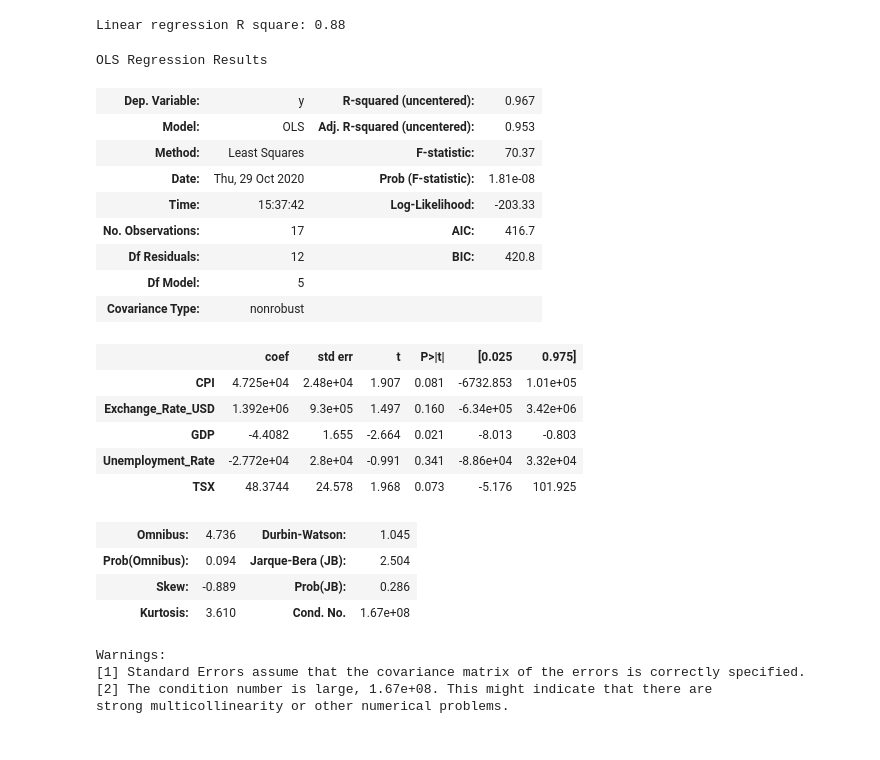
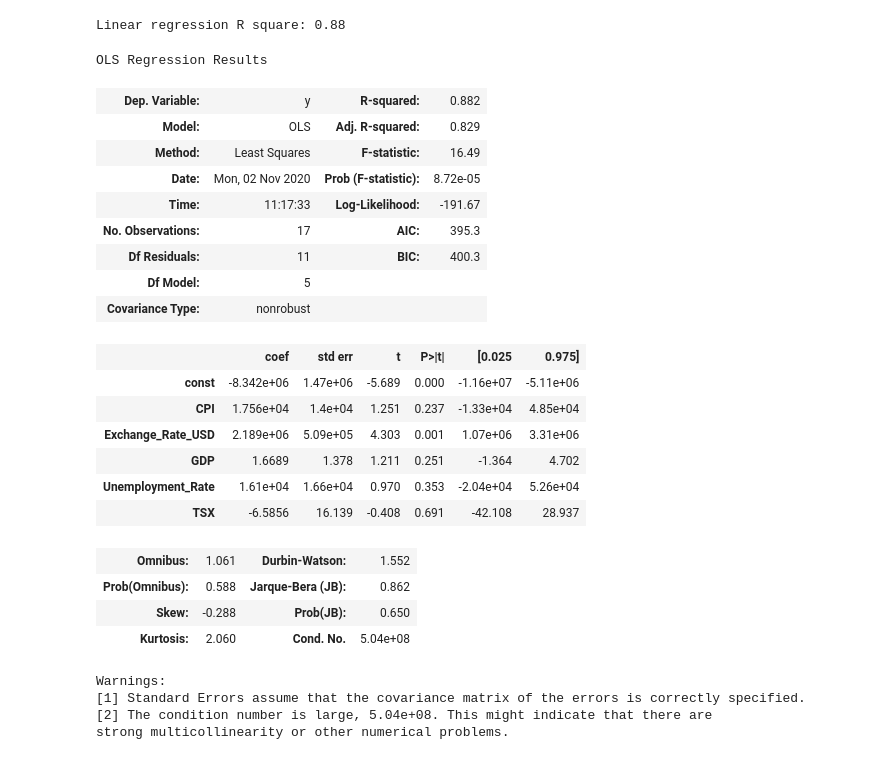
Before and after one commit to rui-zhang-ocean/Predict_Transactions, a Jupyter notebook: forecast_sales.ipynb, the cells around one changed output. Drawn from its saved outputs; the diff is of its cells as text; code cells hidden in the pictures.

Commit message:
add intercept for regression model

```diff
--- a/forecast_sales.ipynb
+++ b/forecast_sales.ipynb
@@ -120,30 +120,32 @@ print("Linear regression R square: %.2f" % r2_score(y_train, y_pred))
 Linear regression R square: 0.88
 # %%
 # regression with stats
+X_train = sm.add_constant(X_train)
 lm_stats = sm.OLS(y_train,X_train)
 lm_stats.fit().summary()
 # %% [output]
 OLS Regression Results
-| Dep. Variable: | y | R-squared (uncentered): | 0.967 |
-| Model: | OLS | Adj. R-squared (uncentered): | 0.953 |
-| Method: | Least Squares | F-statistic: | 70.37 |
-| Date: | Thu, 29 Oct 2020 | Prob (F-statistic): | 1.81e-08 |
-| Time: | 15:37:42 | Log-Likelihood: | -203.33 |
-| No. Observations: | 17 | AIC: | 416.7 |
-| Df Residuals: | 12 | BIC: | 420.8 |
+| Dep. Variable: | y | R-squared: | 0.882 |
+| Model: | OLS | Adj. R-squared: | 0.829 |
+| Method: | Least Squares | F-statistic: | 16.49 |
+| Date: | Mon, 02 Nov 2020 | Prob (F-statistic): | 8.72e-05 |
+| Time: | 11:17:33 | Log-Likelihood: | -191.67 |
+| No. Observations: | 17 | AIC: | 395.3 |
+| Df Residuals: | 11 | BIC: | 400.3 |
 | Df Model: | 5 |  |  |
 | Covariance Type: | nonrobust |  |  |
 |  | coef | std err | t | P>|t| | [0.025 | 0.975] |
-| CPI | 4.725e+04 | 2.48e+04 | 1.907 | 0.081 | -6732.853 | 1.01e+05 |
-| Exchange_Rate_USD | 1.392e+06 | 9.3e+05 | 1.497 | 0.160 | -6.34e+05 | 3.42e+06 |
-| GDP | -4.4082 | 1.655 | -2.664 | 0.021 | -8.013 | -0.803 |
-| Unemployment_Rate | -2.772e+04 | 2.8e+04 | -0.991 | 0.341 | -8.86e+04 | 3.32e+04 |
-| TSX | 48.3744 | 24.578 | 1.968 | 0.073 | -5.176 | 101.925 |
+| const | -8.342e+06 | 1.47e+06 | -5.689 | 0.000 | -1.16e+07 | -5.11e+06 |
+| CPI | 1.756e+04 | 1.4e+04 | 1.251 | 0.237 | -1.33e+04 | 4.85e+04 |
+| Exchange_Rate_USD | 2.189e+06 | 5.09e+05 | 4.303 | 0.001 | 1.07e+06 | 3.31e+06 |
+| GDP | 1.6689 | 1.378 | 1.211 | 0.251 | -1.364 | 4.702 |
+| Unemployment_Rate | 1.61e+04 | 1.66e+04 | 0.970 | 0.353 | -2.04e+04 | 5.26e+04 |
+| TSX | -6.5856 | 16.139 | -0.408 | 0.691 | -42.108 | 28.937 |
-| Omnibus: | 4.736 | Durbin-Watson: | 1.045 |
-| Prob(Omnibus): | 0.094 | Jarque-Bera (JB): | 2.504 |
-| Skew: | -0.889 | Prob(JB): | 0.286 |
-| Kurtosis: | 3.610 | Cond. No. | 1.67e+08 |
+| Omnibus: | 1.061 | Durbin-Watson: | 1.552 |
+| Prob(Omnibus): | 0.588 | Jarque-Bera (JB): | 0.862 |
+| Skew: | -0.288 | Prob(JB): | 0.650 |
+| Kurtosis: | 2.060 | Cond. No. | 5.04e+08 |
 Warnings:
 [1] Standard Errors assume that the covariance matrix of the errors is correctly specified.
-[2] The condition number is large, 1.67e+08. This might indicate that there are
+[2] The condition number is large, 5.04e+08. This might indicate that there are
 strong multicollinearity or other numerical problems.
```
